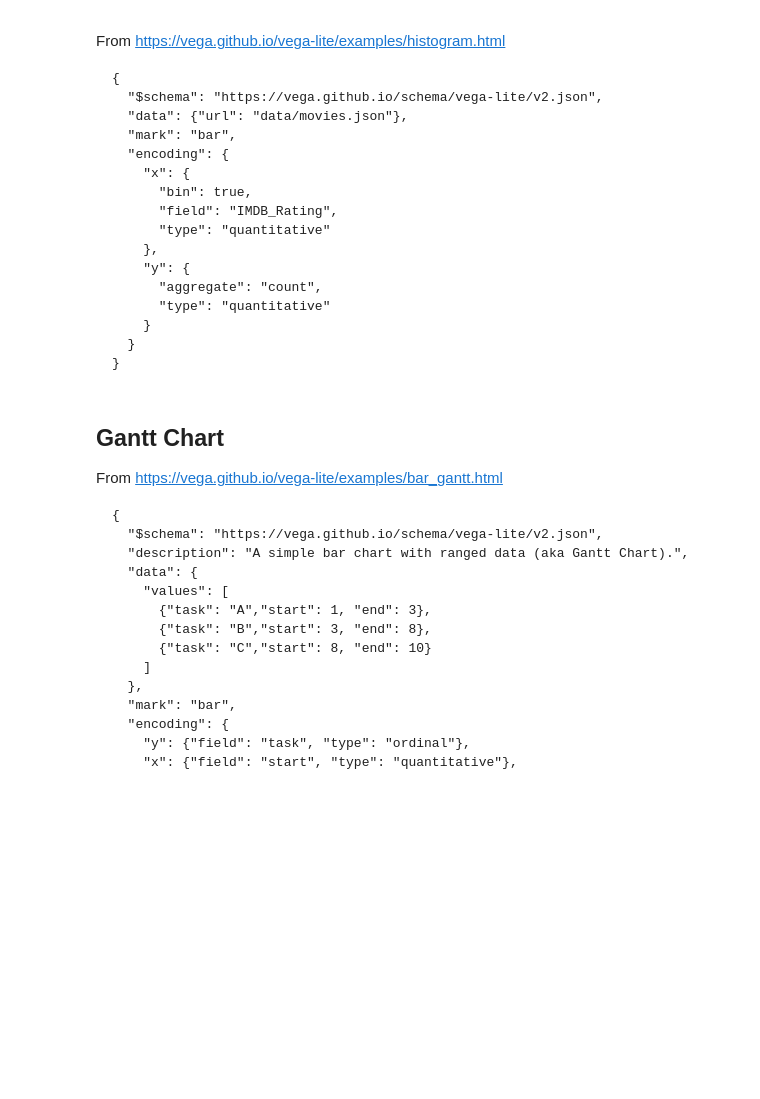
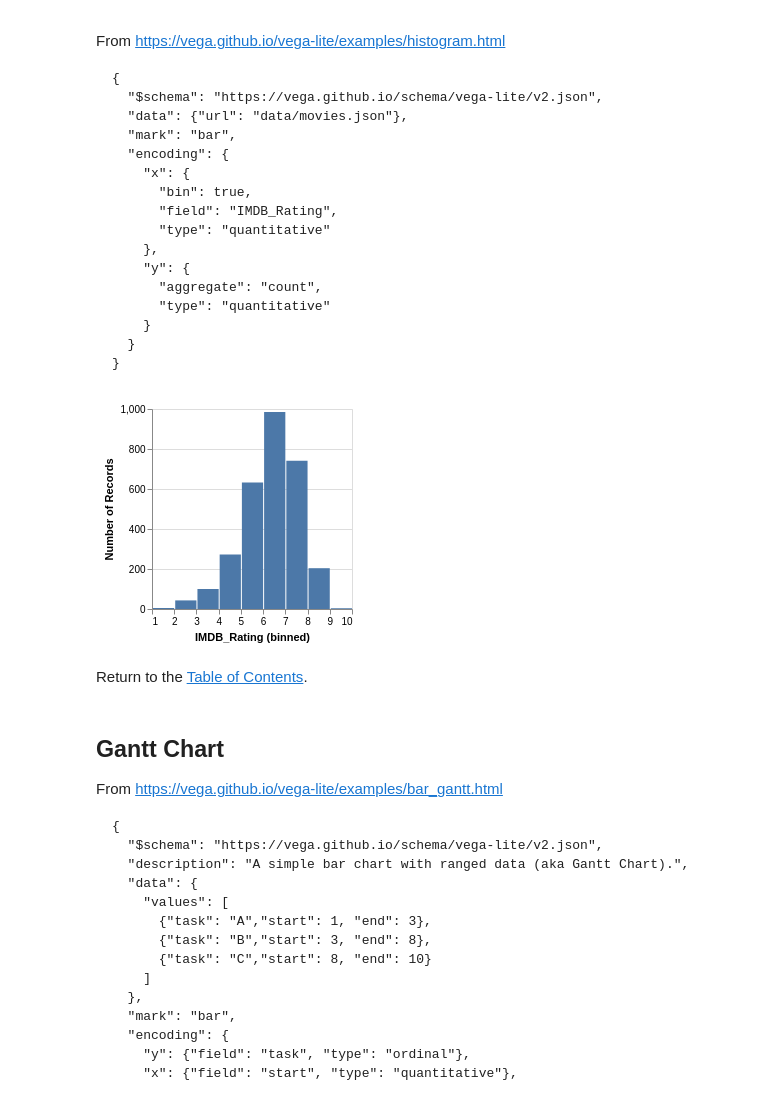
Before and after one commit to DougBurke/hvega, a Jupyter notebook: notebooks/VegaLiteGallery.ipynb, the cells around one changed output. Drawn from its saved outputs; the diff is of its cells as text; code cells hidden in the pictures; blank space fills up the shorter version.

```diff
--- a/notebooks/VegaLiteGallery.ipynb
+++ b/notebooks/VegaLiteGallery.ipynb
@@ -198,15 +352,19 @@ From https://vega.github.io/vega-lite/examples/histogram.html
 # %%
 histogram =
     let -- dvals = dataFromUrl "data/movies.json"
         dvals = dataFromUrl "https://vega.github.io/vega-datasets/data/movies.json" []
         enc = encoding
                  . position Y [ PAggregate Count, PmType Quantitative]
                  . position X [ PName "IMDB_Rating", PmType Quantitative
                               , PBin []
                               ]
     in toVegaLite [dvals, mark Bar [], enc []]
 
-histogram
+vlShow histogram
+# %% [output]
+[figure, added]
+# %% [markdown]
+Return to the [Table of Contents](#Table-of-Contents).
 # %% [markdown]
 ## Gantt Chart
 
```
Also changed, not shown: parts of 177 cells of this notebook, 1 other file.
